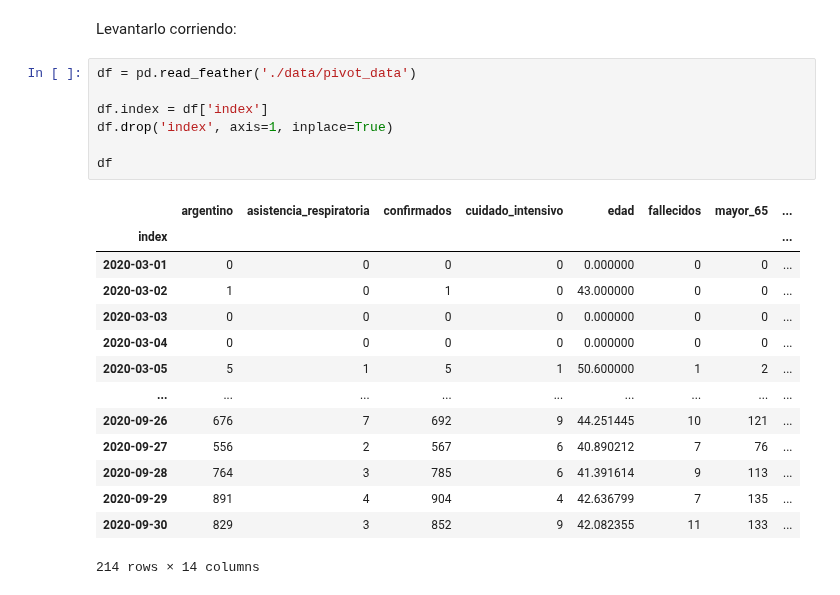
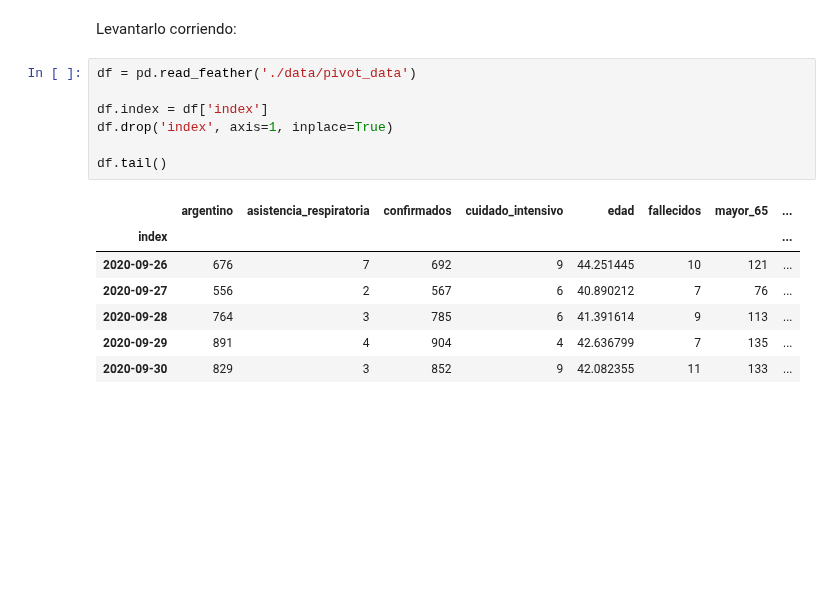
Before and after one commit to tomiambro/clusterai2020_grupo1, a Jupyter notebook: EDA_Proyecto_Final.ipynb, the cells around one changed output. Drawn from its saved outputs; the diff is of its cells as text; blank space fills up the shorter version.

```diff
--- a/EDA_Proyecto_Final.ipynb
+++ b/EDA_Proyecto_Final.ipynb
@@ -336,22 +272,15 @@ Levantarlo corriendo:
 # %%
 df = pd.read_feather('./data/pivot_data')
 
 df.index = df['index']
 df.drop('index', axis=1, inplace=True)
 
-df
+df.tail()
 # %% [output]
 |  | argentino | asistencia_respiratoria | confirmados | cuidado_intensivo | edad | fallecidos | mayor_65 | ... |
 | index |  |  |  |  |  |  |  | ... |
-| 2020-03-01 | 0 | 0 | 0 | 0 | 0.000000 | 0 | 0 | ... |
-| 2020-03-02 | 1 | 0 | 1 | 0 | 43.000000 | 0 | 0 | ... |
-| 2020-03-03 | 0 | 0 | 0 | 0 | 0.000000 | 0 | 0 | ... |
-| 2020-03-04 | 0 | 0 | 0 | 0 | 0.000000 | 0 | 0 | ... |
-| 2020-03-05 | 5 | 1 | 5 | 1 | 50.600000 | 1 | 2 | ... |
-| ... | ... | ... | ... | ... | ... | ... | ... | ... |
 | 2020-09-26 | 676 | 7 | 692 | 9 | 44.251445 | 10 | 121 | ... |
 | 2020-09-27 | 556 | 2 | 567 | 6 | 40.890212 | 7 | 76 | ... |
 | 2020-09-28 | 764 | 3 | 785 | 6 | 41.391614 | 9 | 113 | ... |
 | 2020-09-29 | 891 | 4 | 904 | 4 | 42.636799 | 7 | 135 | ... |
 | 2020-09-30 | 829 | 3 | 852 | 9 | 42.082355 | 11 | 133 | ... |
-214 rows × 14 columns
```
Also changed, not shown: parts of 17 cells of this notebook.
